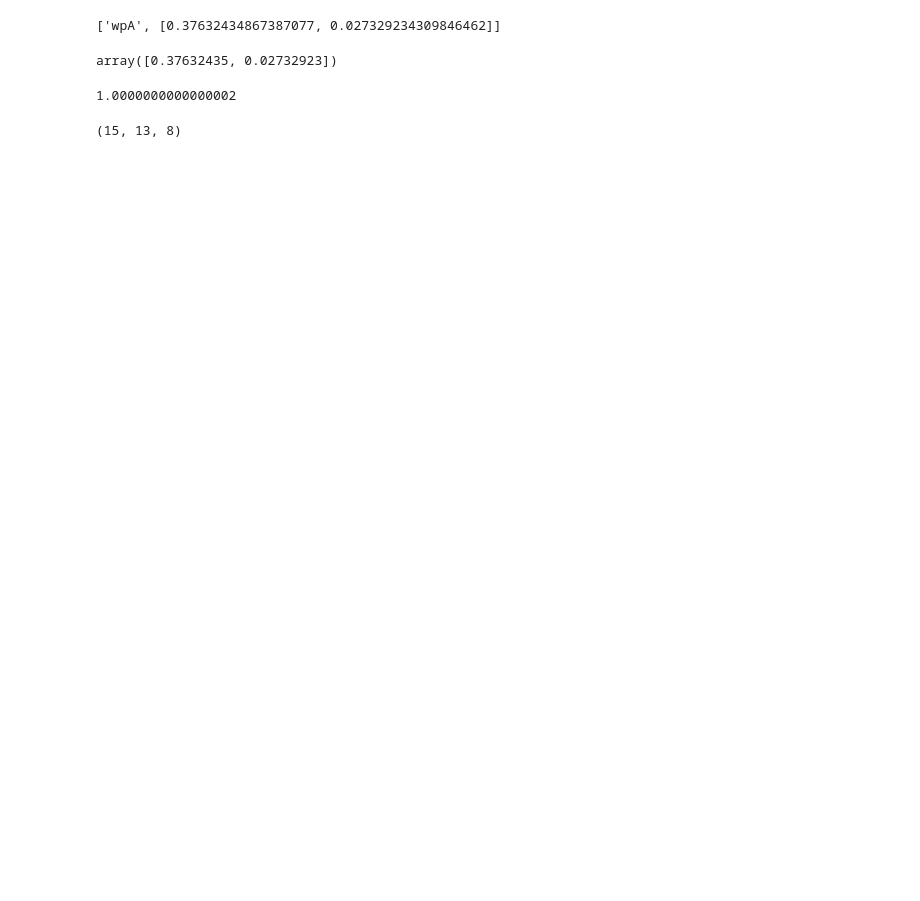
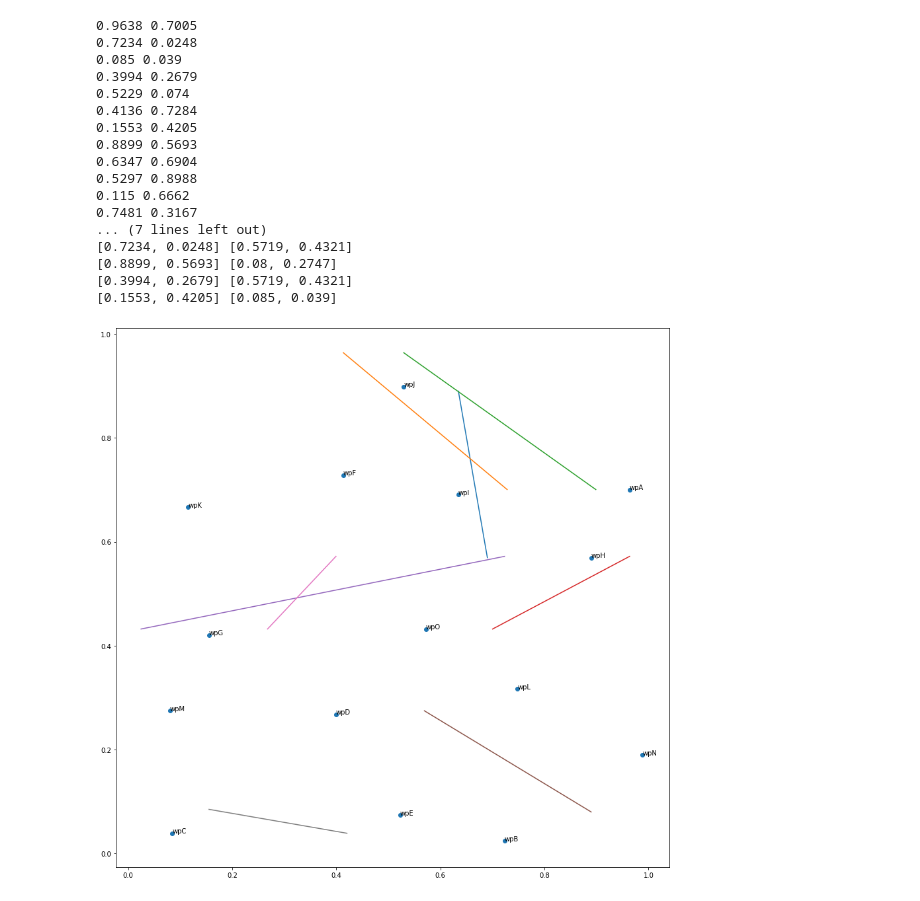
Before and after one commit to tranngocphu/atco-preference-interface, a Jupyter notebook: python-code/snippet_tests_yash.ipynb, the cells around one changed output. Drawn from its saved outputs; the diff is of its cells as text; code cells hidden in the pictures; blank space fills up the shorter version.

Commit message:
graphs on snippet file

```diff
--- a/python-code/snippet_tests_yash.ipynb
+++ b/python-code/snippet_tests_yash.ipynb
@@ -90,0 +103,3 @@ airway_list[1].location()
+# %%
+for i in range(len(airwayList)):
+    print(airwayList[i])
@@ -91,4 +115,4 @@ airway_list[1].location()
 # %%
-a = [airway_list[0].start_wp_x,airway_list[0].start_wp_y]
+a = [airwayList[0].start_wp_x,airwayList[0].start_wp_y]
 a
 # %% [output]
@@ -96,4 +120,4 @@ a
 # %%
-b=[airway_list[0].end_wp_x, airway_list[0].end_wp_y]
-b
+b=[airwayList[0].end_wp_x, airwayList[0].end_wp_y]
+b,airwayList[0].end_wp
 # %% [output]
@@ -112,16 +132,44 @@ aircraftList[0].endName
-# %%
-sampled_airways[0][0]
-# %% [output]
-['wpA', [0.37632434867387077, 0.027329234309846462]]
-# %%
-aircraftList[0].start
-# %% [output]
-array([0.37632435, 0.02732923])
-# %%
-aircraftList[7].dir_x**2 + aircraftList[7].dir_y**2
-# %% [output]
-1.0000000000000002
-# %%
-len(waypointList),len(airway_list),len(aircraftList)
-# %% [output]
-(15, 13, 8)
+# %%
+names=[]
+x =[]
+y=[]
+
+for i in range(len(wps)):
+    names.append(wps[i].name)
+    x.append(wps[i].x)
+    y.append(wps[i].y)
+air_x=[]
+air_y=[]
+for i in range(len(airwayList)):
+    a=[airwayList[i].start_wp_x,airwayList[i].start_wp_y]
+    b=[airwayList[i].end_wp_x,airwayList[i].end_wp_y]
+# %%
+fig,ax=plt.subplots(1,1,figsize=(15,15))
+plt.scatter(x,y)
+for i,n in enumerate(names):
+    plt.annotate(n, (x[i],y[i]))
+    print(x[i],y[i])
+for i in range(len(airwayList)):
+    a=[airwayList[i].start_wp_x,airwayList[i].start_wp_y]
+    b=[airwayList[i].end_wp_x,airwayList[i].end_wp_y]
+    print(a,b)
+    plt.plot(a,b)
+# %% [output]
+0.9638 0.7005
+0.7234 0.0248
+0.085 0.039
+0.3994 0.2679
+0.5229 0.074
+0.4136 0.7284
+0.1553 0.4205
+0.8899 0.5693
+0.6347 0.6904
+0.5297 0.8988
+0.115 0.6662
+0.7481 0.3167
+... (7 lines left out)
+[0.7234, 0.0248] [0.5719, 0.4321]
+[0.8899, 0.5693] [0.08, 0.2747]
+[0.3994, 0.2679] [0.5719, 0.4321]
+[0.1553, 0.4205] [0.085, 0.039]
+[figure, added]
```
Also changed, not shown: parts of 23 cells of this notebook, 1 other file.
